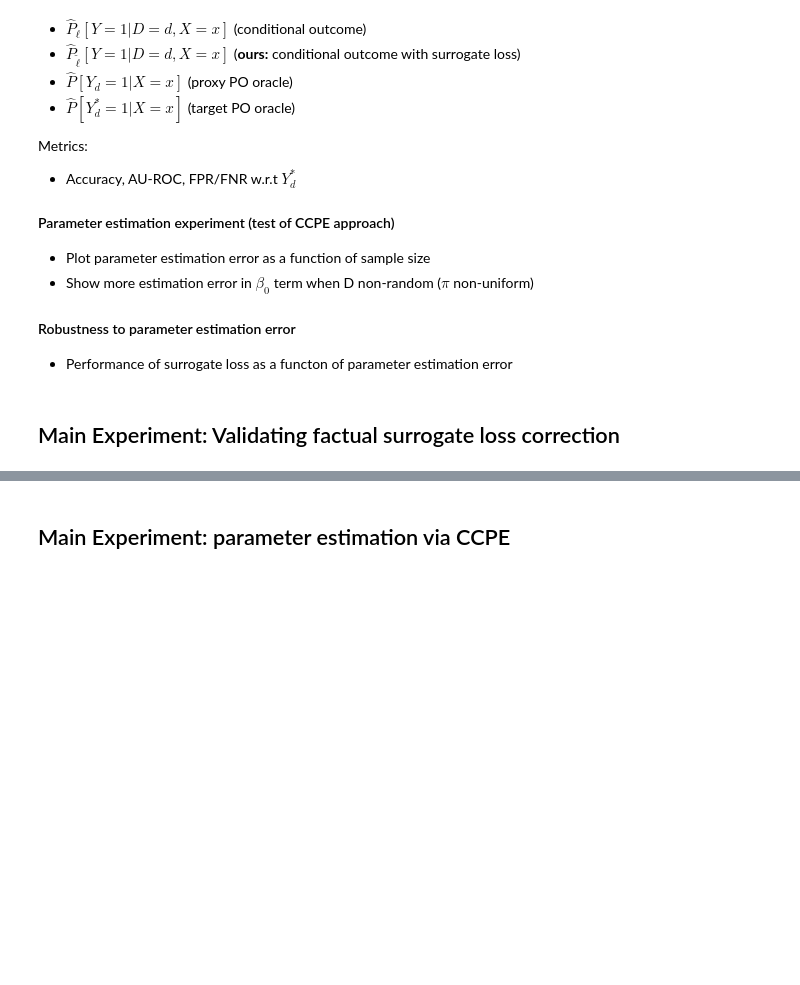
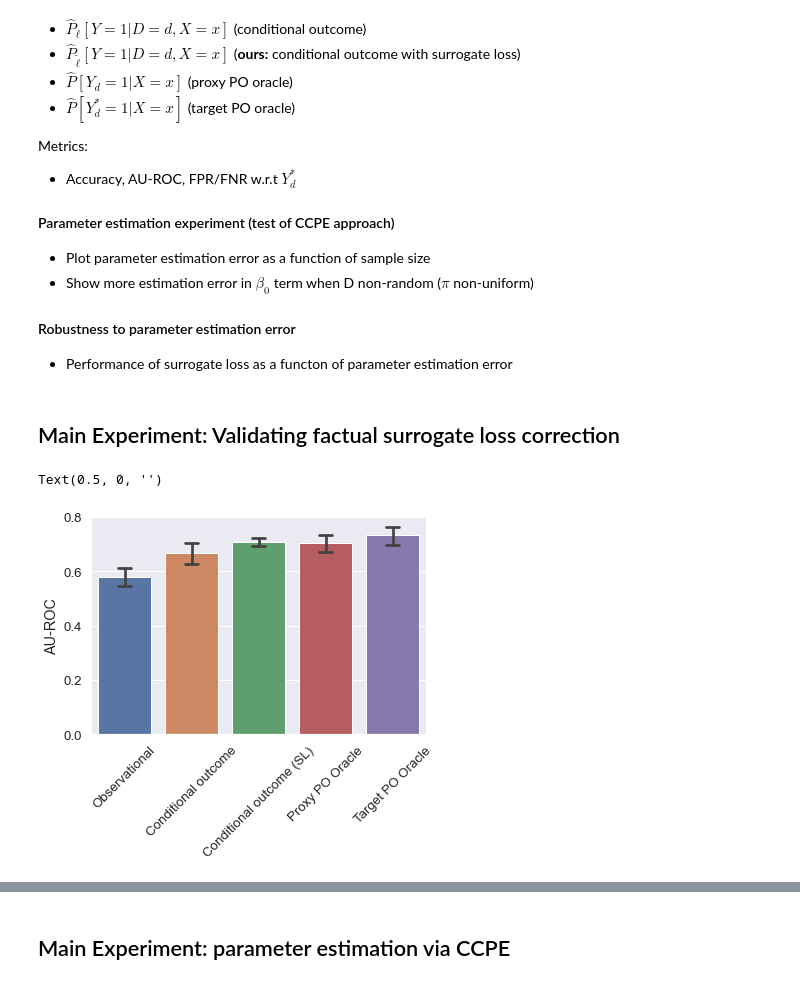
Before and after one commit to lguerdan/counterfactual-decision-support, a Jupyter notebook: experiments.ipynb, the cells around one changed output, grey strips where cells are left out. Drawn from its saved outputs; the diff is of its cells as text; code cells hidden in the pictures; blank space fills up the shorter version.

```diff
--- a/experiments.ipynb
+++ b/experiments.ipynb
@@ -97 +102,10 @@ resultdf.to_csv('results/exp1_results.csv', index=False)
+# %%
+sns.set(font_scale=1.2)
+g=sns.barplot(data=resdf, x='model', y='AU-ROC', capsize=.2)
+plt.xticks(rotation=45)
+plt.ylabel('AU-ROC')
+plt.xlabel('')
+# %% [output]
+Text(0.5, 0, '')
+[figure, added]
 # %%
```
Also changed, not shown: parts of 24 cells of this notebook, 4 other files.
